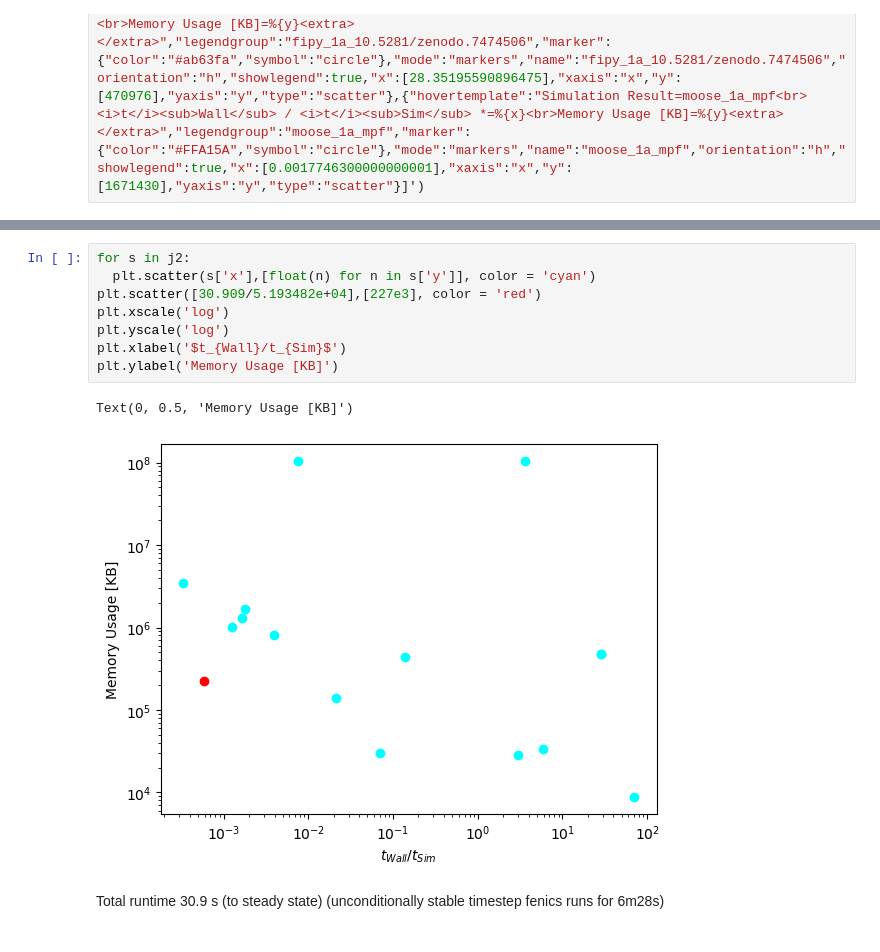
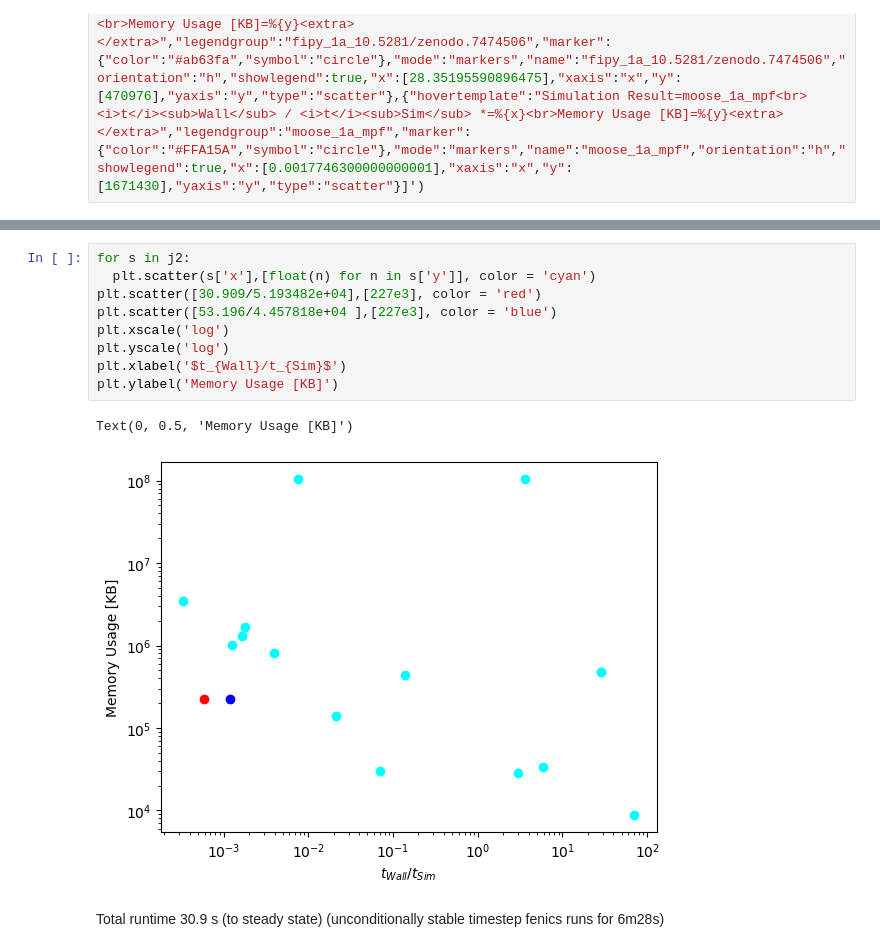
Before and after one commit to idaholab/swift, a Jupyter notebook: benchmarks/01_spinodal_decomposition/notebook.ipynb, the cells around one changed output, grey strips where cells are left out. Cells and saved outputs as stored; diff of their text form.

```diff
--- a/benchmarks/01_spinodal_decomposition/notebook.ipynb
+++ b/benchmarks/01_spinodal_decomposition/notebook.ipynb
@@ -24,14 +29,15 @@ Text(0, 0.5, 'Simulated Free Energy [a.u.]')
 # %%
 for s in j2:
   plt.scatter(s['x'],[float(n) for n in s['y']], color = 'cyan')
 plt.scatter([30.909/5.193482e+04],[227e3], color = 'red')
+plt.scatter([53.196/4.457818e+04 ],[227e3], color = 'blue')
 plt.xscale('log')
 plt.yscale('log')
 plt.xlabel('$t_{Wall}/t_{Sim}$')
 plt.ylabel('Memory Usage [KB]')
 # %% [output]
 Text(0, 0.5, 'Memory Usage [KB]')
-[figure, old version]
+[figure, new version]
 # %% [markdown]
 Total runtime 30.9 s (to steady state)
 (unconditionally stable timestep fenics runs for 6m28s)
```
Also changed, not shown: parts of 3 cells of this notebook, 15 other files.
